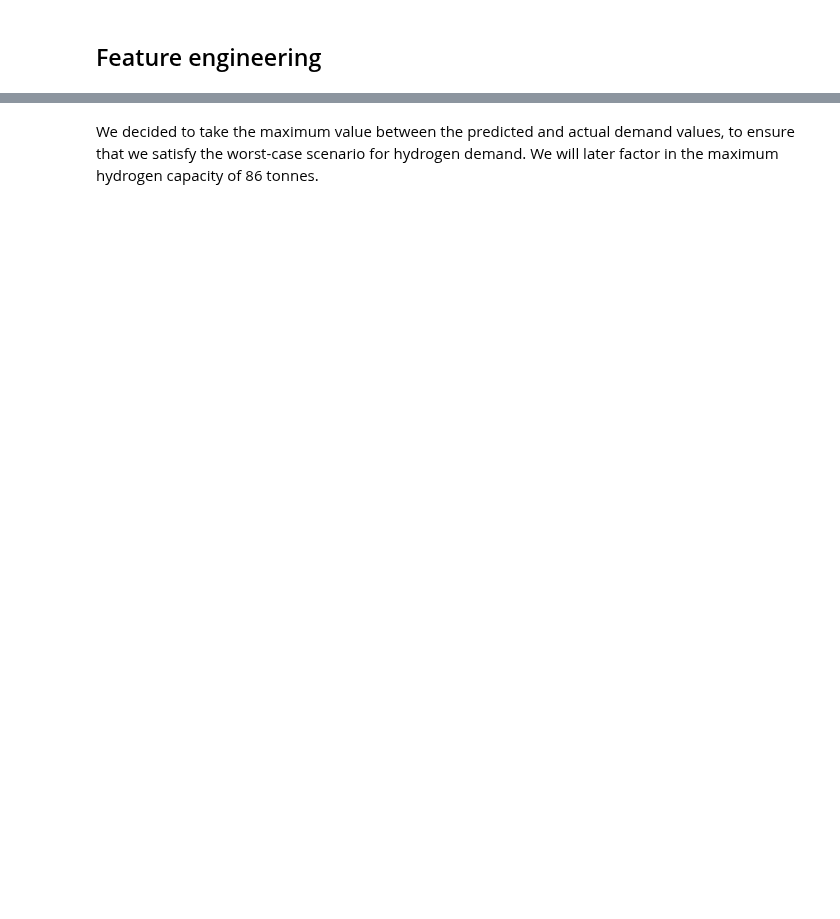
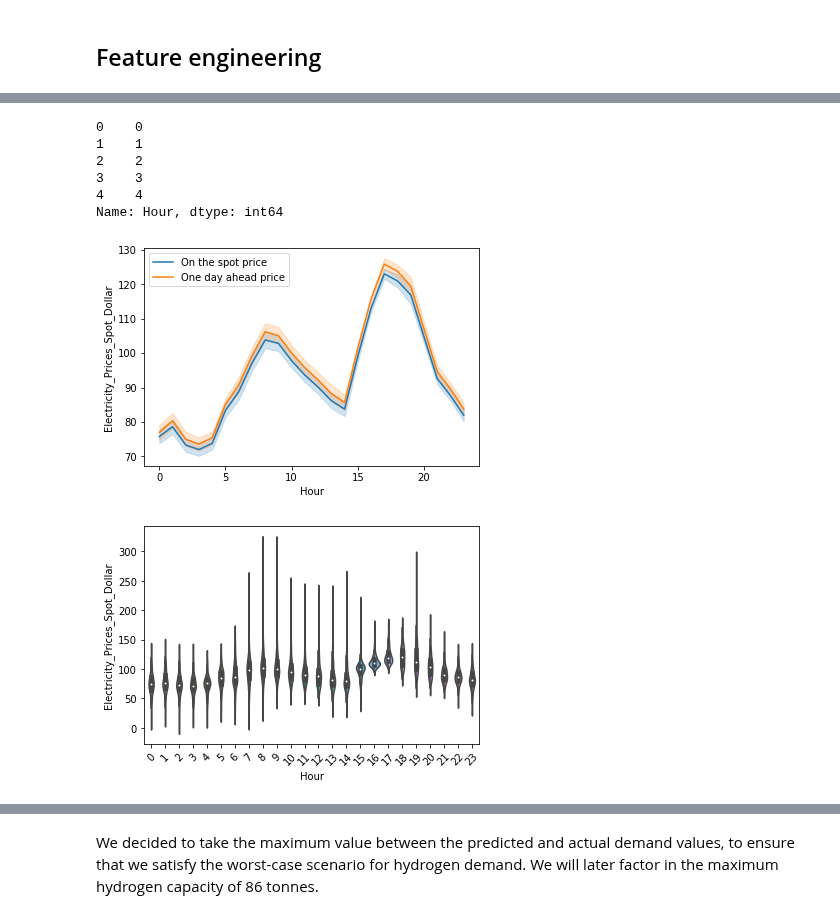
Before and after one commit to AmeerAliSaleem/dig_data_shell_project, a Jupyter notebook: DigData_Shell_Project.ipynb, the cells around one changed output, grey strips where cells are left out. Drawn from its saved outputs; the diff is of its cells as text; code cells hidden in the pictures; blank space fills up the shorter version.

```diff
--- a/DigData_Shell_Project.ipynb
+++ b/DigData_Shell_Project.ipynb
@@ -265,0 +287,11 @@ sns.barplot(data=monthly, x=monthly.iloc[:,0], y=monthly.iloc[:,1])
+# %%
+hourly["Hydrogen_gen_kg"] = hourly["Production_Actual_MWh"] * 1000 / 40 * 0.74
+
+# sns.violinplot(data=hourly, x=hourly.iloc[0][:24], y=hourly["Hydrogen_gen_kg"][:24])
+# locs, labels = plt.xticks()
+# plt.setp(labels, rotation=45)
+# plt.show()
+
+# hourly.iloc[:,0][0][-5:]
+
+hourly.head()
@@ -265,0 +307,4 @@ sns.barplot(data=monthly, x=monthly.iloc[:,0], y=monthly.iloc[:,1])
+# %%
+#hourly["Hour"] = hourly["DateHour"].apply(lambda x: x[-5:])
+hourly["DateHour"] = pd.to_datetime(hourly["DateHour"])
+hourly.head()
@@ -265,0 +318,28 @@ sns.barplot(data=monthly, x=monthly.iloc[:,0], y=monthly.iloc[:,1])
+# %%
+hourly["Month"] = hourly["DateHour"].dt.month
+# hourly["Month"].head(40)
+# %%
+# Data analysis with the hour of day
+hourly["Hour"] = hourly["DateHour"].dt.hour
+print(hourly["Hour"].head())
+
+sns.lineplot(data=hourly, x=hourly["Hour"], y=hourly["Electricity_Prices_Spot_Dollar"], label="On the spot price")
+sns.lineplot(data=hourly, x=hourly["Hour"], y=hourly["Electricity_Prices_Day_Ahead_Dollar"], label="One day ahead price")
+locs, labels = plt.xticks()
+#plt.setp(labels, rotation=45)
+plt.legend()
+plt.show()
+
+sns.violinplot(data=hourly, x=hourly["Hour"], y=hourly["Electricity_Prices_Spot_Dollar"])
+locs, labels = plt.xticks()
+plt.setp(labels, rotation=45)
+plt.show()
+# %% [output]
+0    0
+1    1
+2    2
+3    3
+4    4
+Name: Hour, dtype: int64
+[figure, added]
+[figure, added]
```
Also changed, not shown: parts of 21 cells of this notebook.
